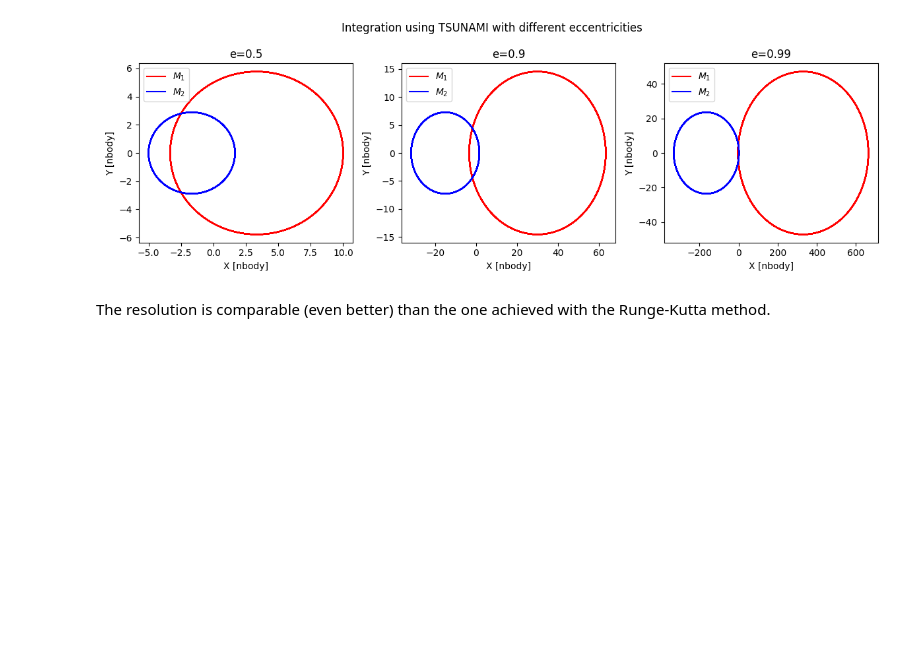
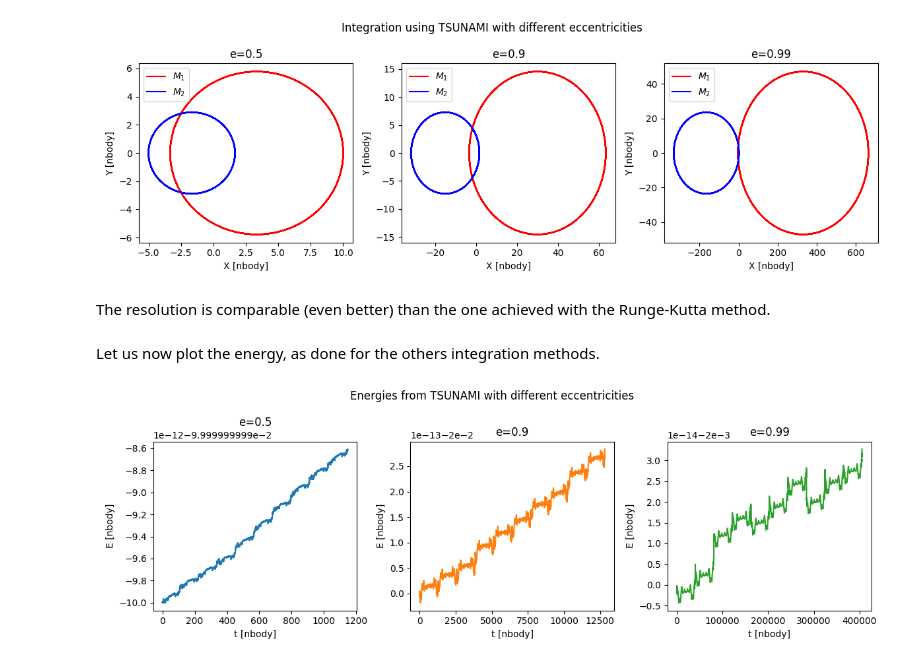
Before and after one commit to giadaaggio/compastro_23, a Jupyter notebook: Fireworks/assignment3/eccentric_orbit_tsunami.ipynb, the cells around one changed output. Cells and saved outputs as stored; diff of their text form; code cells hidden in the pictures; blank space fills up the shorter version.

Commit message:
added energy graphs to TSUNAMI and beginned 3body

```diff
--- a/Fireworks/assignment3/eccentric_orbit_tsunami.ipynb
+++ b/Fireworks/assignment3/eccentric_orbit_tsunami.ipynb
@@ -519,12 +537,12 @@ def integration_with_tsunami(part, tsimulation):
 # %%
 #e=0.5
-pos1_tsu_1, pos2_tsu_1 = integration_with_tsunami(part_1_tsunami, tsimulation_1)
+pos1_tsu_1, pos2_tsu_1, Epot_tsu_1, Ekin_tsu_1, Etot_tsu_1, t_tsunami_1 = integration_with_tsunami(part_1_tsunami, tsimulation_1)
 
 #e=0.9
-pos1_tsu_2, pos2_tsu_2 = integration_with_tsunami(part_2_tsunami, tsimulation_2)
+pos1_tsu_2, pos2_tsu_2, Epot_tsu_2, Ekin_tsu_2, Etot_tsu_2, t_tsunami_2 = integration_with_tsunami(part_2_tsunami, tsimulation_2)
 
 #e=0.99
-pos1_tsu_3, pos2_tsu_3 = integration_with_tsunami(part_3_tsunami, tsimulation_3)
+pos1_tsu_3, pos2_tsu_3, Epot_tsu_3, Ekin_tsu_3, Etot_tsu_3, t_tsunami_3 = integration_with_tsunami(part_3_tsunami, tsimulation_3)
 # %% [markdown]
 The running time is a few seconds: minuscule!
 # %% [markdown]
@@ -566,3 +584,34 @@ plt.tight_layout()
 [figure]
 # %% [markdown]
 The resolution is comparable (even better) than the one achieved with the Runge-Kutta method.
+# %% [markdown]
+Let us now plot the energy, as done for the others integration methods.
+# %%
+plt.figure(figsize=(12,4))
+
+plt.suptitle('Energies from TSUNAMI with different eccentricities')
+
+#e=0.5
+plt.subplot(1,3,1)
+plt.title('e=0.5')
+plt.plot(t_tsunami_1, Etot_tsu_1, color='C0')
+plt.xlabel('t [nbody]')
+plt.ylabel('E [nbody]')
+
+#e=0.9
+plt.subplot(1,3,2)
+plt.title('e=0.9')
+plt.plot(t_tsunami_2, Etot_tsu_2, color='C1')
+plt.xlabel('t [nbody]')
+plt.ylabel('E [nbody]')
+
+#e=0.99
+plt.subplot(1,3,3)
+plt.title('e=0.99')
+plt.plot(t_tsunami_3, Etot_tsu_3, color='C2')
+plt.xlabel('t [nbody]')
+plt.ylabel('E [nbody]')
+
+plt.tight_layout()
+# %% [output]
+[figure, added]
```
Also changed, not shown: parts of 2 cells of this notebook, 1 other file.
